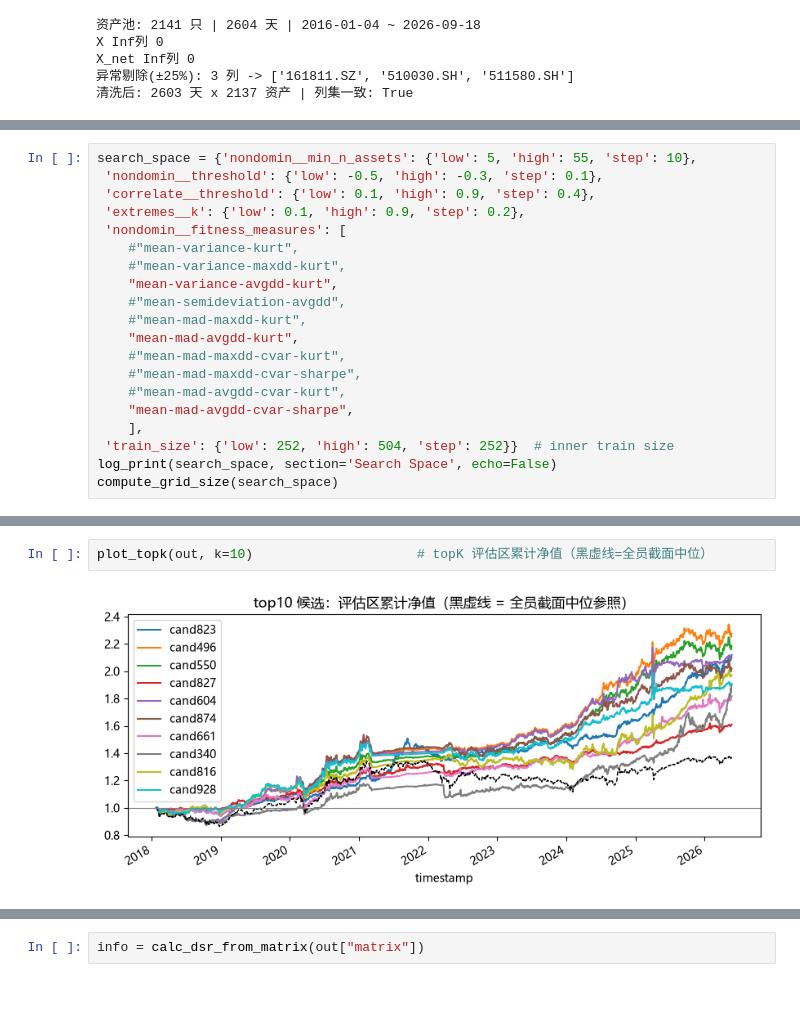
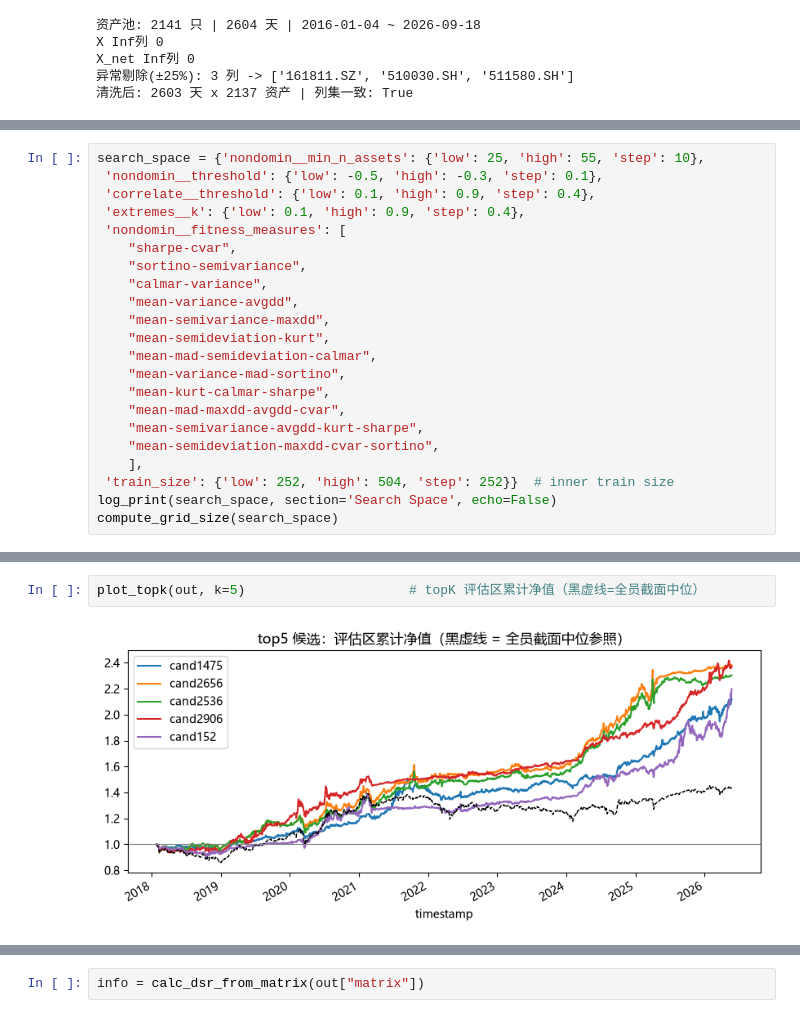
Before and after one commit to wang-jinghui/machine-learning-for-trading, a Jupyter notebook: case_studies/lazy_trading/CSCV_PBO_V3.ipynb, the cells around one changed output, grey strips where cells are left out. Drawn from its saved outputs; the diff is of its cells as text.

````diff
--- a/case_studies/lazy_trading/CSCV_PBO_V3.ipynb
+++ b/case_studies/lazy_trading/CSCV_PBO_V3.ipynb
@@ -69,20 +93,22 @@ X_net Inf列 0
 ```
 # %%
-search_space = {'nondomin__min_n_assets': {'low': 5, 'high': 55, 'step': 10},
+search_space = {'nondomin__min_n_assets': {'low': 25, 'high': 55, 'step': 10},
  'nondomin__threshold': {'low': -0.5, 'high': -0.3, 'step': 0.1},
  'correlate__threshold': {'low': 0.1, 'high': 0.9, 'step': 0.4},
- 'extremes__k': {'low': 0.1, 'high': 0.9, 'step': 0.2},
+ 'extremes__k': {'low': 0.1, 'high': 0.9, 'step': 0.4},
  'nondomin__fitness_measures': [
-    #"mean-variance-kurt",
-    #"mean-variance-maxdd-kurt",
-    "mean-variance-avgdd-kurt",
-    #"mean-semideviation-avgdd",
-    #"mean-mad-maxdd-kurt",
-    "mean-mad-avgdd-kurt",
-    #"mean-mad-maxdd-cvar-kurt",
-    #"mean-mad-maxdd-cvar-sharpe",
-    #"mean-mad-avgdd-cvar-kurt",
-    "mean-mad-avgdd-cvar-sharpe",
+    "sharpe-cvar",
+    "sortino-semivariance",
+    "calmar-variance",
+    "mean-variance-avgdd",
+    "mean-semivariance-maxdd",
+    "mean-semideviation-kurt",
+    "mean-mad-semideviation-calmar",
+    "mean-variance-mad-sortino",
+    "mean-kurt-calmar-sharpe",
+    "mean-mad-maxdd-avgdd-cvar",
+    "mean-semivariance-avgdd-kurt-sharpe",
+    "mean-semideviation-maxdd-cvar-sortino",
     ],
  'train_size': {'low': 252, 'high': 504, 'step': 252}}  # inner train size
 log_print(search_space, section='Search Space', echo=False)
@@ -149,7 +176,7 @@ log_print(build_topk_report(out, k=10),section="topK 冠军候选样本外验收
 # %%
-plot_topk(out, k=10)                     # topK 评估区累计净值（黑虚线=全员截面中位）
+plot_topk(out, k=5)                     # topK 评估区累计净值（黑虚线=全员截面中位）
 # %% [output]
-[figure, old version]
+[figure, new version]
 # %%
 print(build_topk_report(out, k=20))
 # %% [output]
````
Also changed, not shown: parts of 9 cells of this notebook, 1 other file.
